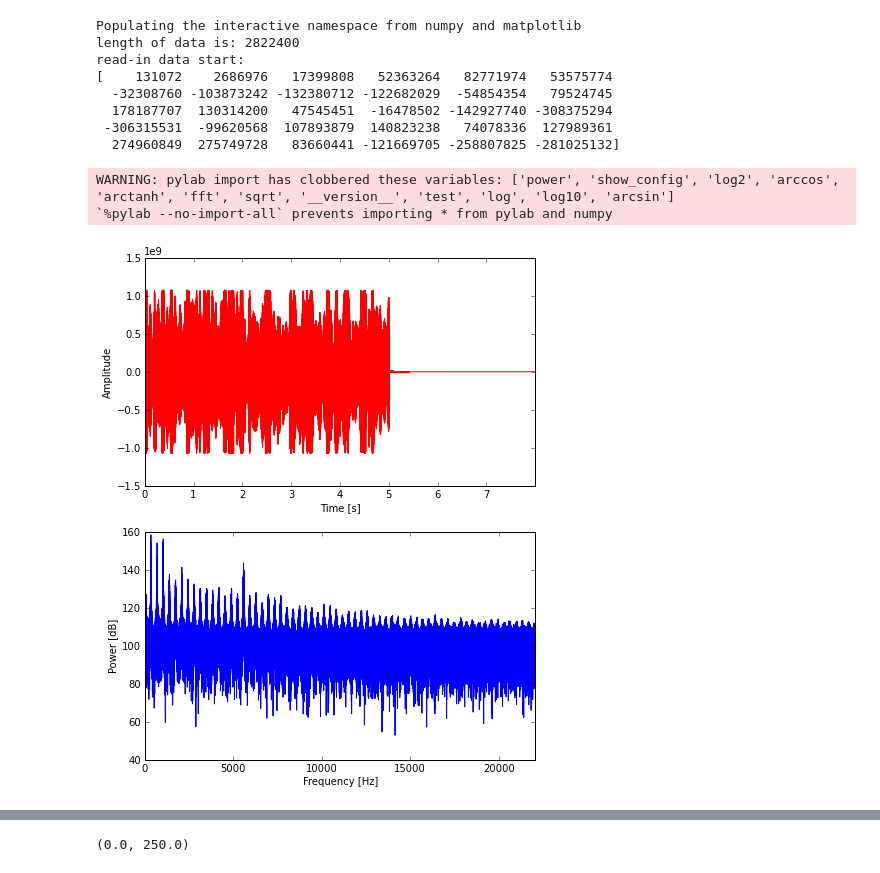
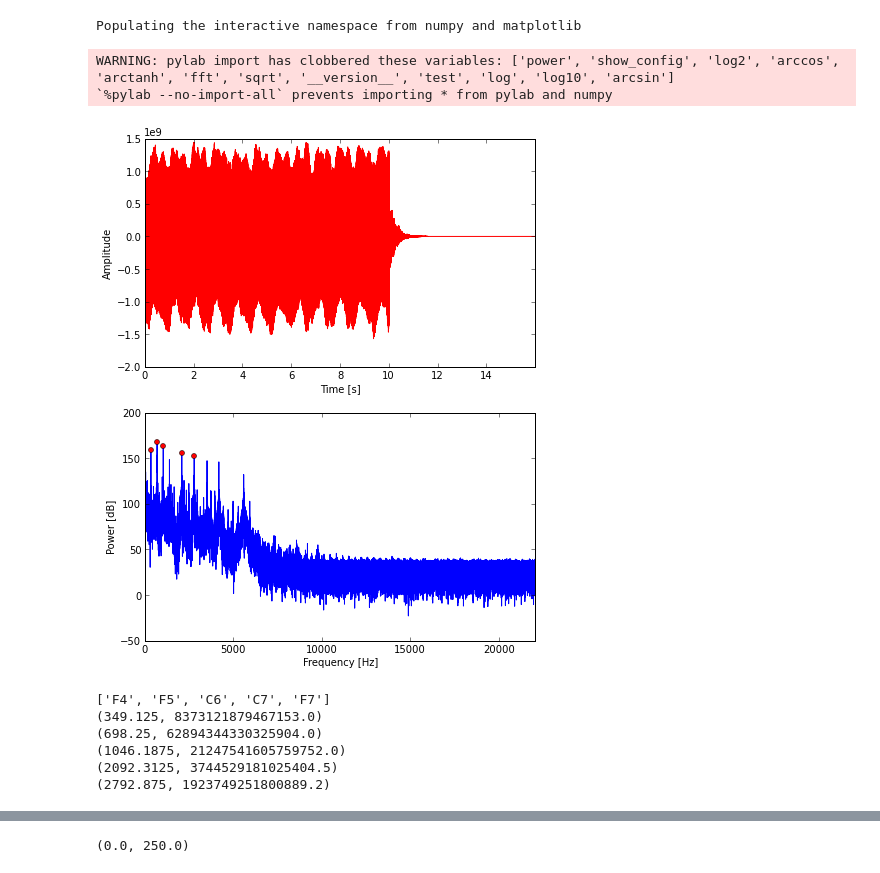
Before and after one commit to Phononic/Sean_Lubner_250HWs, a Jupyter notebook: hw5/hw5_audio.ipynb, the cells around one changed output, grey strips where cells are left out. Saved outputs shown, nothing was run; the diff lists cells and outputs as text; code cells hidden in the pictures.

Commit message:
peak and note identification complete

```diff
--- a/hw5/hw5_audio.ipynb
+++ b/hw5/hw5_audio.ipynb
@@ -28,52 +28,96 @@ def notes_freqs(octaves=8):
             all_notes[note_name] = note_freq
     return all_notes
 
+def smooth(data, window):
+    """ Takes in a 1-D data array and uses a moving average to smooth it with window size 'window' and returns the smoothed data """
+    new_data = list(data)[:]
+    space = (window+1)/2
+    for i in range(space, len(data) - space):
+        new_data[i] = mean(data[i - space: i + space])
+    return new_data
+
 # load file and read in data
-sound_file = "/Users/sean/Desktop/sound_files/F3_PopOrgan.aif" # C4+A4_PopOrgan F3_PopOrgan F4_CathedralOrgan A4_PopOrgan
+sound_file = "/Users/sean/Desktop/sound_files/F4_CathedralOrgan.aif" # C4+A4_PopOrgan F3_PopOrgan F4_CathedralOrgan A4_PopOrgan
 a = aifc.open(sound_file, 'rb')
 RATE = a.getframerate()
 data = a.readframes(a.getnframes())
-print "length of data is:", len(data)
+#print "length of data is:", len(data)
 
 # format data for plotting and analysis
 integer_data = fromstring(data, dtype=np.int32).byteswap()
-channel_1, channel_2 = separate_channels(integer_data)
-integer_data = (channel_1 + channel_2) / 2
-print "read-in data start:\n", integer_data[:30]
-integer_data = np.int64(integer_data[:len(integer_data)]) # avoid int overflow when doing other calculations
+#channel_1, channel_2 = separate_channels(integer_data)
+#integer_data = channel_2
+#integer_data = (channel_1 + channel_2) / 2 # average the two channels together: stereo --> mono
+#integer_data = np.int64(integer_data[:len(integer_data)]) # avoid int overflow when doing other calculations
 time = arange(size(integer_data)) / float(RATE)
 
 # power spectrum analysis
 fft_data = fft(integer_data)
 n = len(integer_data)
 nUniquePts = ceil((n+1)/2.0)
 fft_data = abs(fft_data[:nUniquePts]) / float(n)
 power_data = 2*(fft_data**2)
+#power_data = smooth(power_data, 100)
 freqArray = arange(0, nUniquePts, 1.0) * (RATE / float(n))
+
+################### Peak Finding ###################
+thresh = 100*mean(power_data) # peak threshold -- analyze on linear scale
+peaks_data = []
+p_old = 0
+
+# first, find number of peaks and their footprints
+for i, p in enumerate(smooth(power_data, 100)): # smooth out peak clusters
+    if (p_old < thresh) and (p > thresh): # we just entered a new peak
+        temp = [] # reset temp
+        temp.append( (freqArray[i], power_data[i]) ) # and record the index and true value
+    elif p > thresh: # we are inside the peak
+        temp.append( (freqArray[i], power_data[i]) )
+    elif (p_old > thresh) and (p < thresh): # we just exited the peak
+        peaks_data.append(temp) # add the peak
+    p_old = p
+
+# Next, find the actual positions of the peaks (more accurate: fit gaussian)
+peaks = []
+for peak in peaks_data:
+    peak.sort(key = lambda x: x[1]) # sort based on peak value
+    peaks.append(peak[-1])
+
+# Finally, find the notes corresponding to those peaks
+notes_played = []
+freq_thresh = 1 # peaks must be within freq_thresh of notes to count as that note
+for i in xrange(len(peaks)):
+    notes_played += [k for k,v in notes_freqs(20).items() if abs(v-peaks[i][0]) < freq_thresh]
 
 # plotting
 fig, (axt, axf) = plt.subplots(2,1,figsize=(7, 9))
 axt.plot(time, integer_data, color="red", linestyle="-")
 axt.set_xlabel("Time [s]")
 axt.set_ylabel("Amplitude")
 axt.set_xlim(min(time), max(time))
 #axt.set_title('Audio Analysis')
 
 axf.plot(freqArray, 10*log10(power_data), color="blue", linestyle="-")
+for peak in peaks:
+    axf.plot(peak[0], 10*log10(peak[1]), 'ro', ms=5)
 axf.set_xlabel("Frequency [Hz]")
 axf.set_ylabel("Power [dB]")
 axf.set_xlim(min(freqArray), max(freqArray))
+#axf.set_xlim(250, 270)
 
 show()
 # %% [output]
 Populating the interactive namespace from numpy and matplotlib
-length of data is: 2822400
-read-in data start:
-[    131072    2686976   17399808   52363264   82771974   53575774
-  -32308760 -103873242 -132380712 -122682029  -54854354   79524745
-  178187707  130314200   47545451  -16478502 -142927740 -308375294
- -306315531  -99620568  107893879  140823238   74078336  127989361
-  274960849  275749728   83660441 -121669705 -258807825 -281025132]
 WARNING: pylab import has clobbered these variables: ['power', 'show_config', 'log2', 'arccos', 'arctanh', 'fft', 'sqrt', '__version__', 'test', 'log', 'log10', 'arcsin']
 `%pylab --no-import-all` prevents importing * from pylab and numpy
-[figure, old version]
+[figure, new version]
+# %%
+print notes_played
+for peak in peaks:
+    print peak
+# %% [output]
+['F4', 'F5', 'C6', 'C7', 'F7']
+(349.125, 8373121879467153.0)
+(698.25, 62894344330325904.0)
+(1046.1875, 21247541605759752.0)
+(2092.3125, 3744529181025404.5)
+(2792.875, 1923749251800889.2)
```
Also changed, not shown: parts of 3 cells of this notebook.
